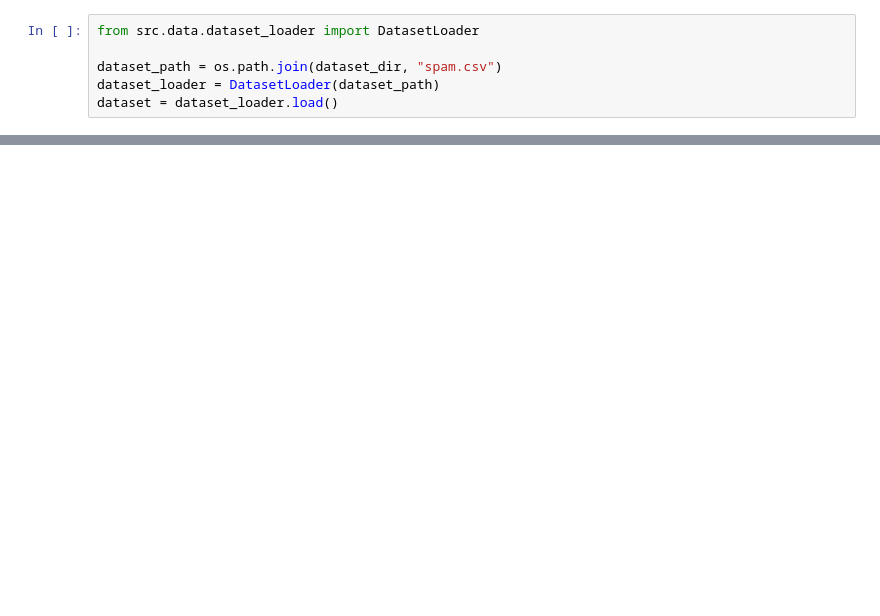
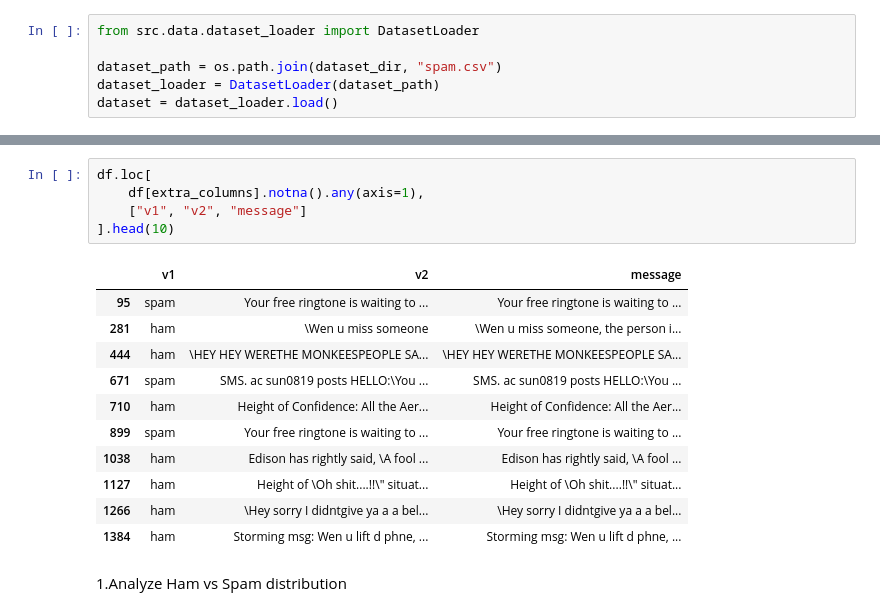
Before and after one commit to Dgowda11/llama-spam-finetuning, a Jupyter notebook: notebooks/02_dataset_exploration.ipynb, the cells around one changed output, grey strips where cells are left out. Drawn from its saved outputs; the diff is of its cells as text; blank space fills up the shorter version.

```diff
--- a/notebooks/02_dataset_exploration.ipynb
+++ b/notebooks/02_dataset_exploration.ipynb
@@ -29,0 +146,19 @@ dataset = dataset_loader.load()
+# %%
+df.loc[
+    df[extra_columns].notna().any(axis=1),
+    ["v1", "v2", "message"]
+].head(10)
+# %% [output]
+|  | v1 | v2 | message |
+| 95 | spam | Your free ringtone is waiting to ... | Your free ringtone is waiting to ... |
+| 281 | ham | \Wen u miss someone | \Wen u miss someone, the person i... |
+| 444 | ham | \HEY HEY WERETHE MONKEESPEOPLE SA... | \HEY HEY WERETHE MONKEESPEOPLE SA... |
+| 671 | spam | SMS. ac sun0819 posts HELLO:\You ... | SMS. ac sun0819 posts HELLO:\You ... |
+| 710 | ham | Height of Confidence: All the Aer... | Height of Confidence: All the Aer... |
+| 899 | spam | Your free ringtone is waiting to ... | Your free ringtone is waiting to ... |
+| 1038 | ham | Edison has rightly said, \A fool ... | Edison has rightly said, \A fool ... |
+| 1127 | ham | Height of \Oh shit....!!\" situat... | Height of \Oh shit....!!\" situat... |
+| 1266 | ham | \Hey sorry I didntgive ya a a bel... | \Hey sorry I didntgive ya a a bel... |
+| 1384 | ham | Storming msg: Wen u lift d phne, ... | Storming msg: Wen u lift d phne, ... |
+# %% [markdown]
+1.Analyze Ham vs Spam distribution
```
Also changed, not shown: parts of 51 cells of this notebook.
